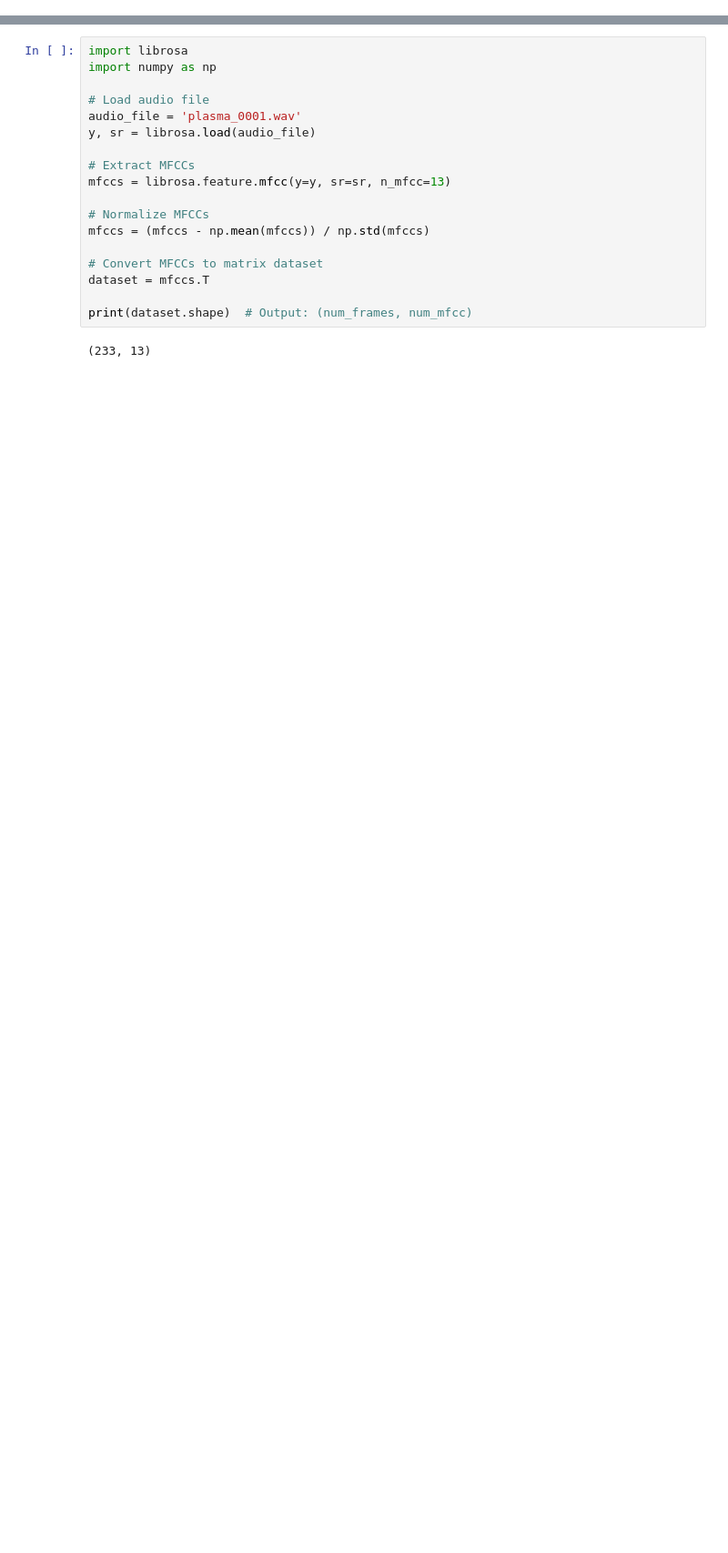
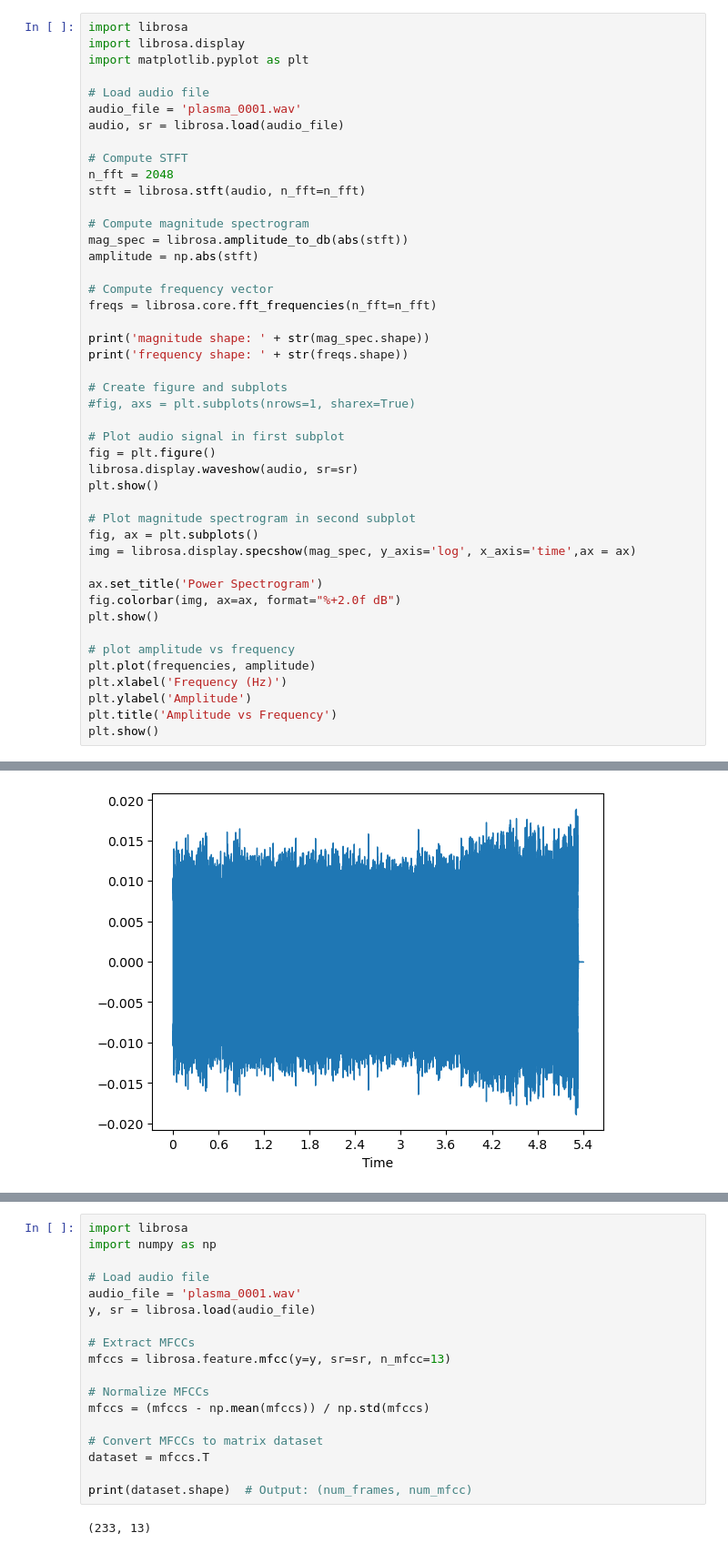
Before and after one commit to genggeng88/plasma_ml, a Jupyter notebook: FFT-audio.ipynb, the cells around one changed output, grey strips where cells are left out. Shown at 91% size. Saved outputs shown, nothing was run; the diff lists cells and outputs as text; blank space fills up the shorter version.

Commit message:
STFT & FFT

```diff
--- a/FFT-audio.ipynb
+++ b/FFT-audio.ipynb
@@ -6,0 +7,46 @@
+# %%
+import librosa
+import librosa.display
+import matplotlib.pyplot as plt
+
+# Load audio file
+audio_file = 'plasma_0001.wav'
+audio, sr = librosa.load(audio_file)
+
+# Compute STFT
+n_fft = 2048
+stft = librosa.stft(audio, n_fft=n_fft)
+
+# Compute magnitude spectrogram
+mag_spec = librosa.amplitude_to_db(abs(stft))
+amplitude = np.abs(stft)
+
+# Compute frequency vector
+freqs = librosa.core.fft_frequencies(n_fft=n_fft)
+
+print('magnitude shape: ' + str(mag_spec.shape))
+print('frequency shape: ' + str(freqs.shape))
+
+# Create figure and subplots
+#fig, axs = plt.subplots(nrows=1, sharex=True)
+
+# Plot audio signal in first subplot
+fig = plt.figure()
+librosa.display.waveshow(audio, sr=sr)
+plt.show()
+
+# Plot magnitude spectrogram in second subplot
+fig, ax = plt.subplots()
+img = librosa.display.specshow(mag_spec, y_axis='log', x_axis='time',ax = ax)
+
+ax.set_title('Power Spectrogram')
+fig.colorbar(img, ax=ax, format="%+2.0f dB")
+plt.show()
+
+# plot amplitude vs frequency
+plt.plot(frequencies, amplitude)
+plt.xlabel('Frequency (Hz)')
+plt.ylabel('Amplitude')
+plt.title('Amplitude vs Frequency')
+plt.show()
+# %% [output]
@@ -6,0 +55 @@
+[figure, added]
```
Also changed, not shown: parts of 20 cells of this notebook.
